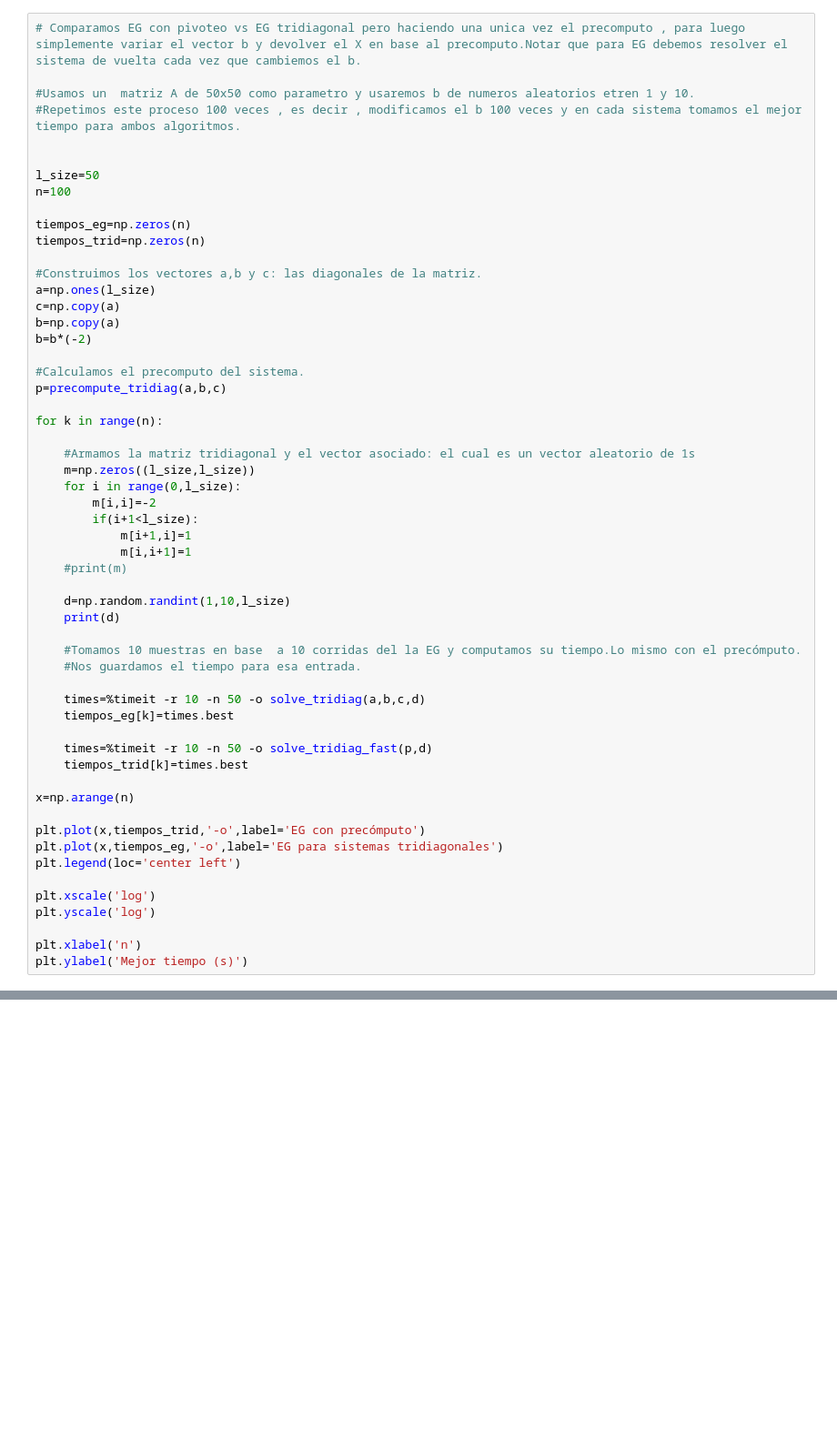
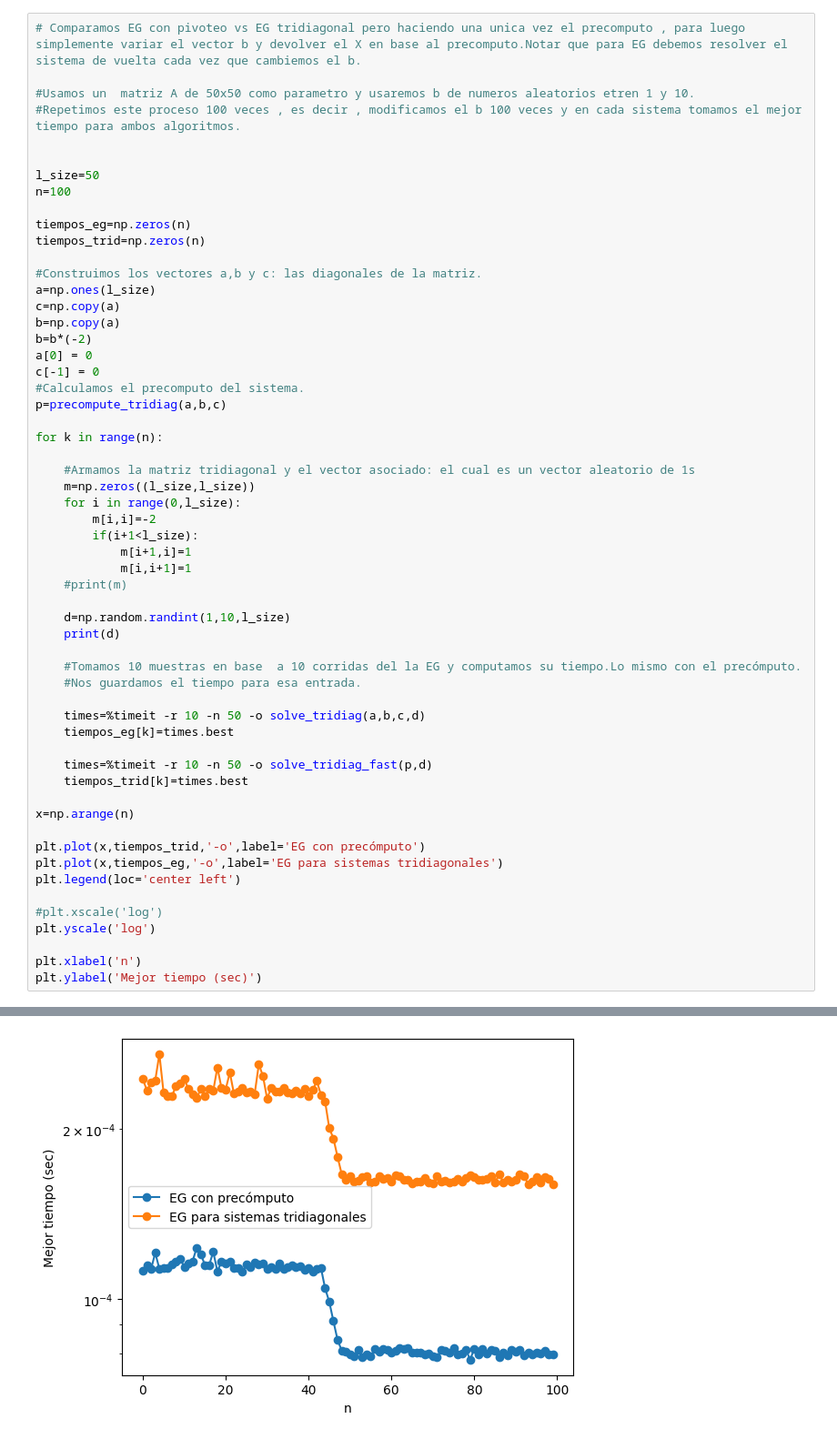
Before and after one commit to arielpd02/MetodosNumericos, a Jupyter notebook: tp1_eg/tiempo.ipynb, the cells around one changed output, grey strips where cells are left out. Shown: that part at 91% size. Drawn from its saved outputs; the diff is of its cells as text; blank space fills up the shorter version.

```diff
--- a/tp1_eg/tiempo.ipynb
+++ b/tp1_eg/tiempo.ipynb
@@ -102,7 +104,8 @@ a=np.ones(l_size)
 c=np.copy(a)
 b=np.copy(a)
 b=b*(-2)
-
+a[0] = 0
+c[-1] = 0
 #Calculamos el precomputo del sistema.
 p=precompute_tridiag(a,b,c)
 
@@ -135,8 +138,9 @@ plt.plot(x,tiempos_trid,'-o',label='EG con precómputo')
 plt.plot(x,tiempos_eg,'-o',label='EG para sistemas tridiagonales')
 plt.legend(loc='center left')
 
-plt.xscale('log')
+#plt.xscale('log')
 plt.yscale('log')
 
 plt.xlabel('n')
-plt.ylabel('Mejor tiempo (s)')
+plt.ylabel('Mejor tiempo (sec)')
+# %% [output]
@@ -142,0 +165 @@ plt.ylabel('Mejor tiempo (s)')
+[figure, added]
```
Also changed, not shown: parts of 3 cells of this notebook, 4 other files.
